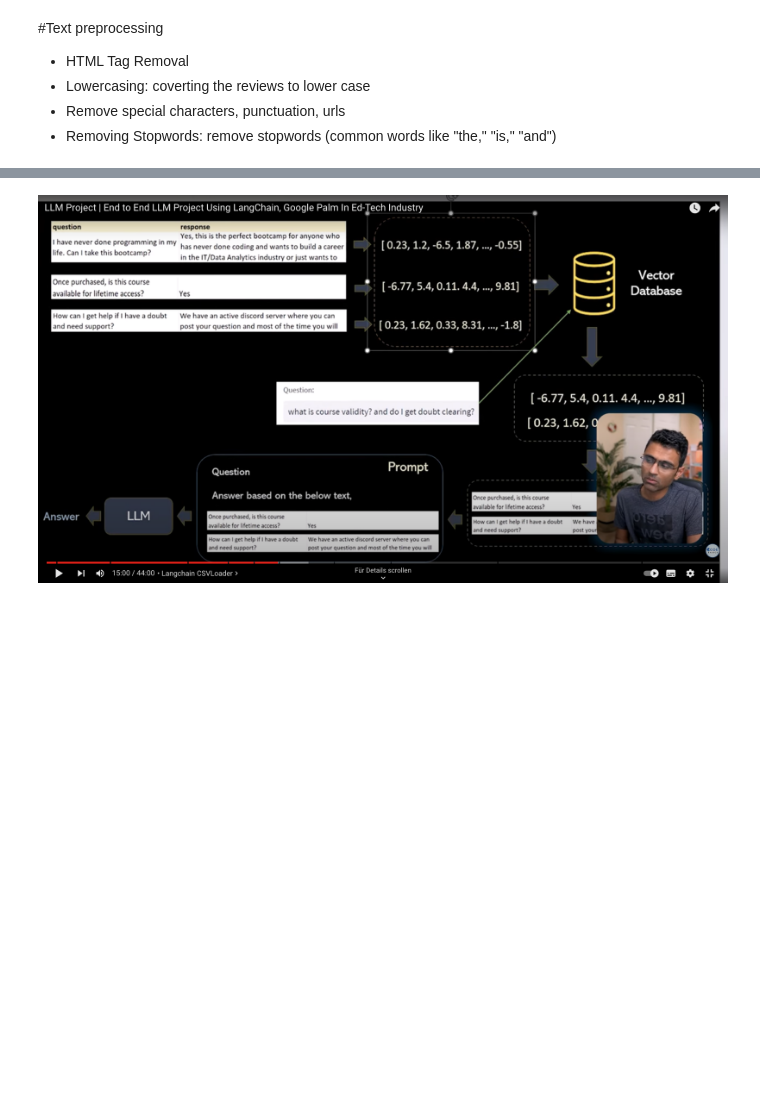
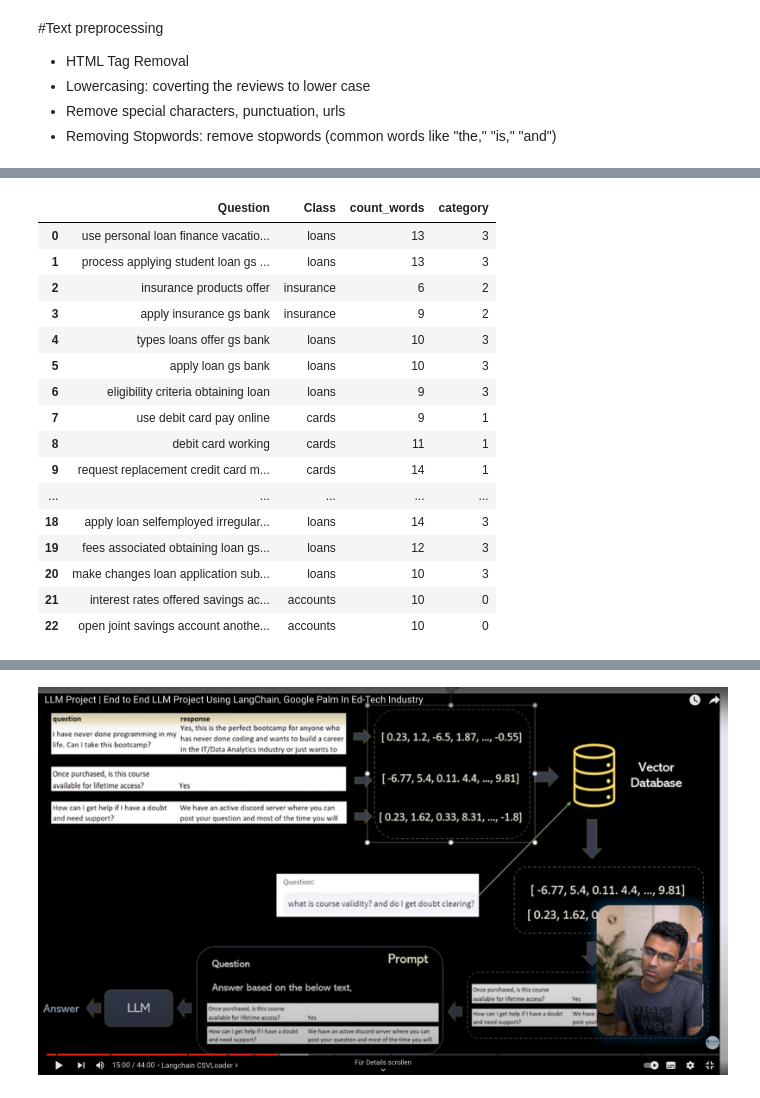
Before and after one commit to commitit/FinalProject, a Jupyter notebook: LLM.ipynb, the cells around one changed output, grey strips where cells are left out. Saved outputs shown, nothing was run; the diff lists cells and outputs as text; code cells hidden in the pictures; blank space fills up the shorter version.

```diff
--- a/LLM.ipynb
+++ b/LLM.ipynb
@@ -201,7 +194,3 @@ plt.show()
 df['Class'].unique()
 # %% [output]
 array(['loans', 'insurance', 'cards', 'accounts'], dtype=object)
-# %%
-df['encoded_text'] = df['Class'].astype('category').cat.codes
-
-df.head(23)
@@ -355,6 +213,13 @@ df['Question'] = df['Question'].apply(remove_html_tags)
 # %%
 #Converting data into lowercase since python is case sensitive
 df['Question']=df['Question'].str.lower()
+# %%
+#removing URLs from text using regular expression pattern to match URLs starting with "http://" or "https://" as well as URLs starting with "www."
+def remove_url(text):
+    pattern = re.compile(r'https?://\S+ | www\. \S+')
+    return pattern.sub(r'', text)
+
+df['Question'] = df['Question'].apply(remove_url)
 # %%
 #define function to remove punctuations
 def remove_punctuation(text):
@@ -379,0 +281,21 @@ df['Question'] = df['Question'].apply(remove_stopwords)
+# %%
+df['category'] = df['Class'].astype('category').cat.codes
+df.head(23)
+# %% [output]
+|  | Question | Class | count_words | category |
+| 0 | use personal loan finance vacatio... | loans | 13 | 3 |
+| 1 | process applying student loan gs ... | loans | 13 | 3 |
+| 2 | insurance products offer | insurance | 6 | 2 |
+| 3 | apply insurance gs bank | insurance | 9 | 2 |
+| 4 | types loans offer gs bank | loans | 10 | 3 |
+| 5 | apply loan gs bank | loans | 10 | 3 |
+| 6 | eligibility criteria obtaining loan | loans | 9 | 3 |
+| 7 | use debit card pay online | cards | 9 | 1 |
+| 8 | debit card working | cards | 11 | 1 |
+| 9 | request replacement credit card m... | cards | 14 | 1 |
+| ... | ... | ... | ... | ... |
+| 18 | apply loan selfemployed irregular... | loans | 14 | 3 |
+| 19 | fees associated obtaining loan gs... | loans | 12 | 3 |
+| 20 | make changes loan application sub... | loans | 10 | 3 |
+| 21 | interest rates offered savings ac... | accounts | 10 | 0 |
+| 22 | open joint savings account anothe... | accounts | 10 | 0 |
```
Also changed, not shown: parts of 76 cells of this notebook.
